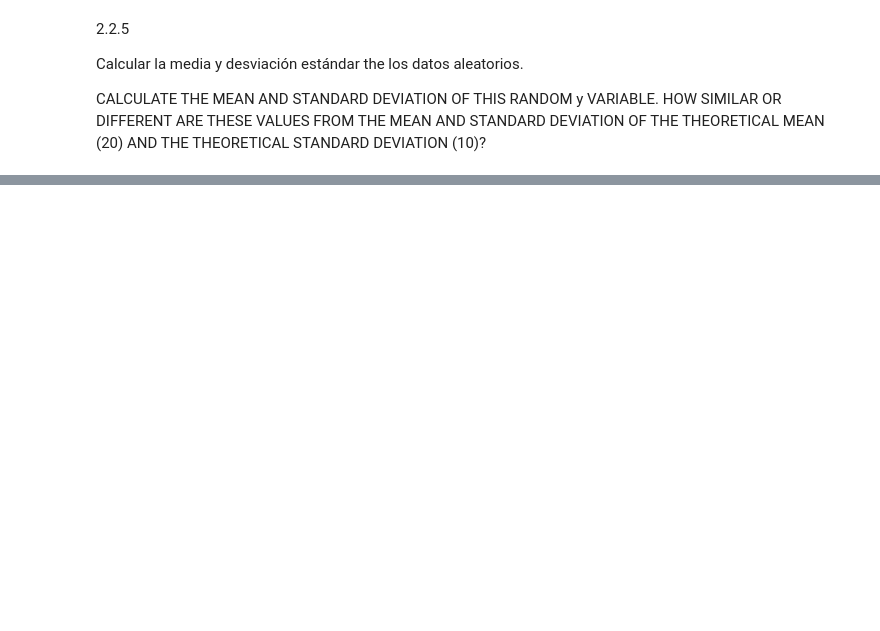
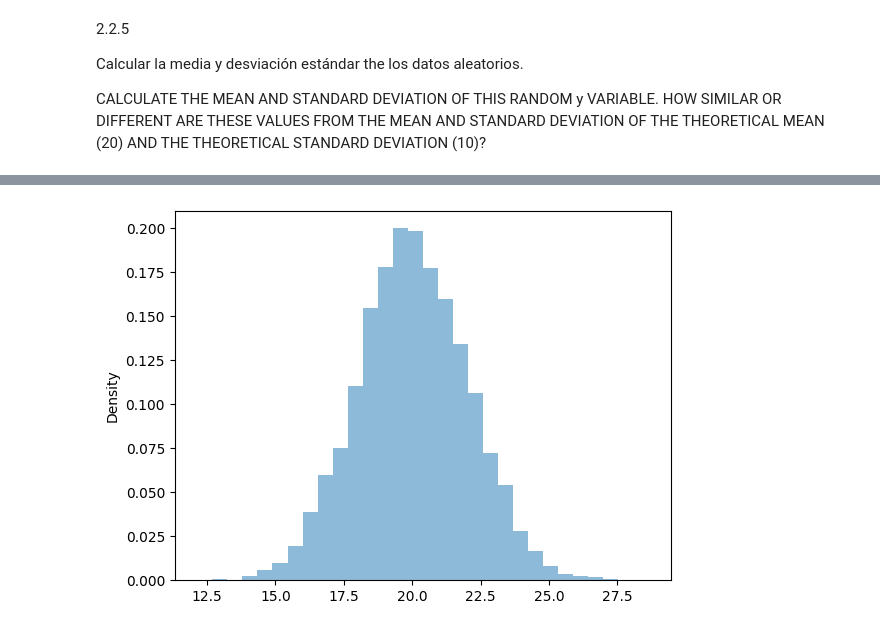
Before and after one commit to FerminMendez/AlgoritmosAvanzados, a Jupyter notebook: Workshop2_Advanced_Statistics.ipynb, the cells around one changed output, grey strips where cells are left out. Cells and saved outputs as stored; diff of their text form; code cells hidden in the pictures; blank space fills up the shorter version.

```diff
--- a/Workshop2_Advanced_Statistics.ipynb
+++ b/Workshop2_Advanced_Statistics.ipynb
@@ -175,0 +246,8 @@ CALCULATE THE MEAN AND STANDARD DEVIATION OF THIS RANDOM y VARIABLE. HOW SIMILAR
+# %%
+
+# Define the probability space P as a vector of 25 normal random numbers:
+P = Normal(mean=20, sd=10) ** 25
+# Define RANDOMVECTOR as a vector of 25 random variables in the Probability space P
+RANDOMVECTOR = RV(P)
+# Simulate 10,000 random vectors with this distribution and save the in ymatrix:
+ymatrix=RANDOMVECTOR.sim(10000)
@@ -175,0 +269,5 @@ CALCULATE THE MEAN AND STANDARD DEVIATION OF THIS RANDOM y VARIABLE. HOW SIMILAR
+# %%
+# The 2nd parameter is the mathematical operation applied to each row of the random vector
+# Simulate 10,000 means of each random vector of 25 uniform distributed numbers:
+ymean = RV(P,mean).sim(10000)
+ymean
@@ -175,0 +287,6 @@ CALCULATE THE MEAN AND STANDARD DEVIATION OF THIS RANDOM y VARIABLE. HOW SIMILAR
+# %%
+plt.clf()
+ymean.plot()
+plt.show()
+# %% [output]
+[figure, added]
```
Also changed, not shown: parts of 40 cells of this notebook.
